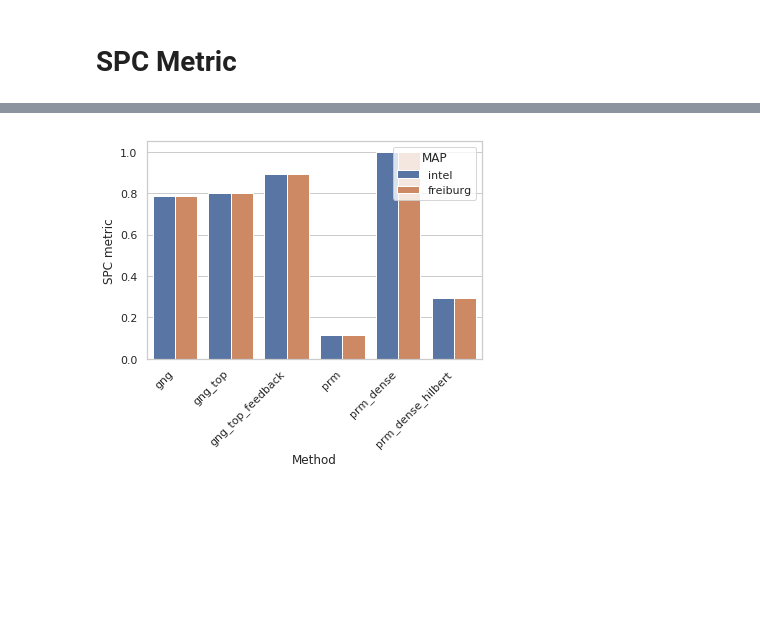
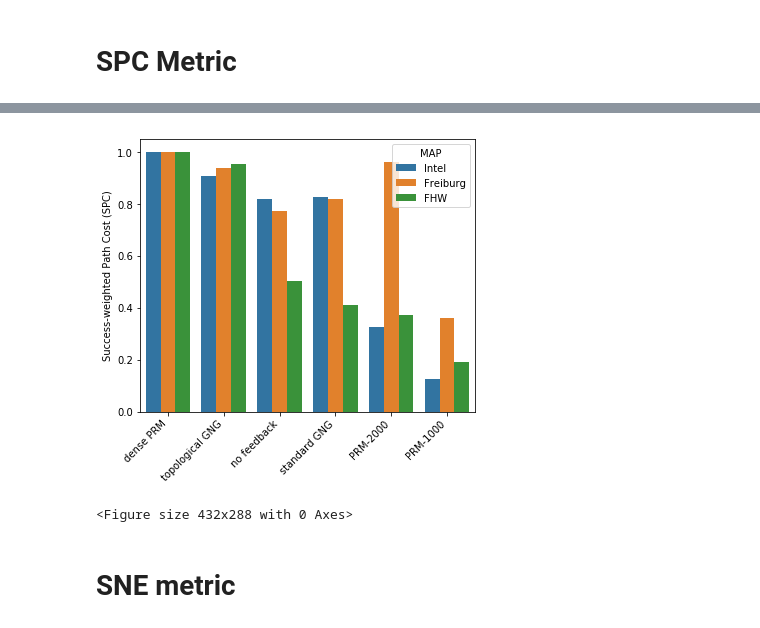
Before and after one commit to manishsaroya/GNG, a Jupyter notebook: prm/plot_notebooks/plot_figures.ipynb, the cells around one changed output, grey strips where cells are left out. Cells and saved outputs as stored; diff of their text form; code cells hidden in the pictures; blank space fills up the shorter version.

```diff
--- a/prm/plot_notebooks/plot_figures.ipynb
+++ b/prm/plot_notebooks/plot_figures.ipynb
@@ -19,21 +19,21 @@ from copy import deepcopy as cpy
 #     new_file_name = file_name.replace("freiburg","intel")
 #     os.system("cp "+file_name+" "+new_file_name)
 # %%
-env_list = ["intel", "freiburg"] # add fhw later
-method_list = ["gng", "gng_top", "gng_top_feedback", "prm", "prm_dense", "prm_dense_hilbert"]
+env_list = ["Intel", "Freiburg", "FHW"] # add fhw later
+method_list = ["gng", "gng_top", "gng_top_feedback", "prm_1000", "prm_4000", "prm_2000"]
 
 # roadmap_types = ["gng_top", "gng"]
 
 method_env_to_pickle_file_map = {}
 
 def get_file_path(env:str,method:str)->str:
-    method_dir = {"gng": "gng_output/", "gng_top": "gng_top_output/", "gng_top_feedback": "gng_top_feedback_output/", "prm": "prm_output/",
-                     "prm_dense": "prm_dense_output/", "prm_dense_hilbert": "prm_dense_hilbert_output/"}
+    map_naming = {"Intel": "intel", "Freiburg": "freiburg", "FHW":"fhw"}
+    method_dir = {"gng": "gng_output/", "gng_top": "gng_top_output/", "gng_top_feedback": "gng_top_feedback_output/", "prm_1000": "prm_output/",
+                     "prm_4000": "prm_dense_output/", "prm_2000": "prm_dense_hilbert_output/"}
 
     method_naming = {"gng": "gng1208_200", "gng_top": "gngtop_1208_200", "gng_top_feedback": "gngtop_feedback_1208_200",
-                               "prm": "prm1208", "prm_dense": "prmdense_2500", "prm_dense_hilbert": "prmdense_hilbert4000"}
-
-    file_path = f"../{method_dir[method]}{env}_{method_naming[method]}.pickle"
+                               "prm_1000": "prm1208", "prm_4000": "prmdense_2500", "prm_2000": "prmdense_hilbert4000"}
+    file_path = f"../{method_dir[method]}{map_naming[env]}_{method_naming[method]}.pickle"
     print(file_path)
     return file_path
 
@@ -61,6 +63,7 @@ pd_df = pd.DataFrame.from_dict({"Row_id":[],"all_method_success":[],"MAP":[],"Me
 # %%
+pd_df = pd.DataFrame.from_dict({"Row_id":[],"all_method_success":[],"MAP":[],"Method":[],"success":[], "node_explored":[], "path_cost":[]})
 def check_if_need_plotting(i,env):
-    method_list = ["gng", "gng_top", "gng_top_feedback", "prm_dense", "prm_dense_hilbert"]
+    method_list = ["gng", "gng_top", "gng_top_feedback", "prm_4000", "prm_2000"]
     bool_list= [method_env_to_pickle_file_map[env][m][0][i] for m in method_list]
     return sum(bool_list)==len(bool_list)
 
@@ -137,12 +186,12 @@ spc_df = pd.DataFrame.from_dict({"MAP":[],"Method":[],"spc_metric":[]})
 
 def calculate_spc_metric(env, method):
     pk_file_m = method_env_to_pickle_file_map[env][method]
-    pk_file_dense = method_env_to_pickle_file_map[env]["prm_dense"]
+    pk_file_dense = method_env_to_pickle_file_map[env]["prm_4000"]
 
     row_calculus_sum = 0
     for i in range(len(pk_file_m[0])):
         if pk_file_dense[0][i] and pk_file_m[0][i]:
-            row_calculus_sum += pk_file_dense[2][i] / ( max(pk_file_dense[2][i],pk_file_m[2][i]) )
+            row_calculus_sum += pk_file_dense[2][i] / pk_file_m[2][i] #( max(pk_file_dense[2][i],pk_file_m[2][i]) )
 
     return row_calculus_sum
 
@@ -152,7 +201,7 @@ for e in env_list:
         spc_df.loc[len(spc_df)] = (e,m,spc_metric)
 # %%
 # Normalization Code
-spc_df["ground_spc_metric"] = [spc_df[(spc_df["Method"]=="prm_dense") & (spc_df["MAP"]==M)]["spc_metric"].tolist()[0] for M in spc_df["MAP"]]
+spc_df["ground_spc_metric"] = [spc_df[(spc_df["Method"]=="prm_4000") & (spc_df["MAP"]==M)]["spc_metric"].tolist()[0] for M in spc_df["MAP"]]
 spc_df["SPC metric"] = [s/g for s,g in zip(spc_df["spc_metric"],spc_df["ground_spc_metric"])]
 spc_df
 # %% [output]
@@ -172,11 +225,22 @@ spc_df
 # %%
-ax = sns.barplot(data = spc_df, y = "SPC metric", hue = "MAP" ,  x= "Method")
-# plt.show()
+plt.figure(figsize=(6,6))
+ax = sns.barplot(data = spc_df, y = "SPC metric", order=["prm_4000","gng_top_feedback","gng_top", "gng", "prm_2000", "prm_1000"], hue = "MAP" , x= "Method")
+plt.subplots_adjust(bottom=0.25)
+ax.set(xlabel='', ylabel='Success-weighted Path Cost (SPC)')
 ax.set_xticklabels(
-    ax.get_xticklabels(),
+    ["dense PRM","topological GNG","no feedback", "standard GNG", "PRM-2000", "PRM-1000"],
     rotation=45,
     horizontalalignment='right',
+
 )
-plt.savefig("spc_metric.eps")
+
+plt.savefig("spc_metric.png", dpi=300)
 # %% [output]
-[figure, old version]
+[figure, new version]
+# %%
+plt.gcf().clear()
+plt.clf()
+# %% [output]
+<Figure size 432x288 with 0 Axes>
+# %% [markdown]
+# SNE metric
```
Also changed, not shown: parts of 22 cells of this notebook.
